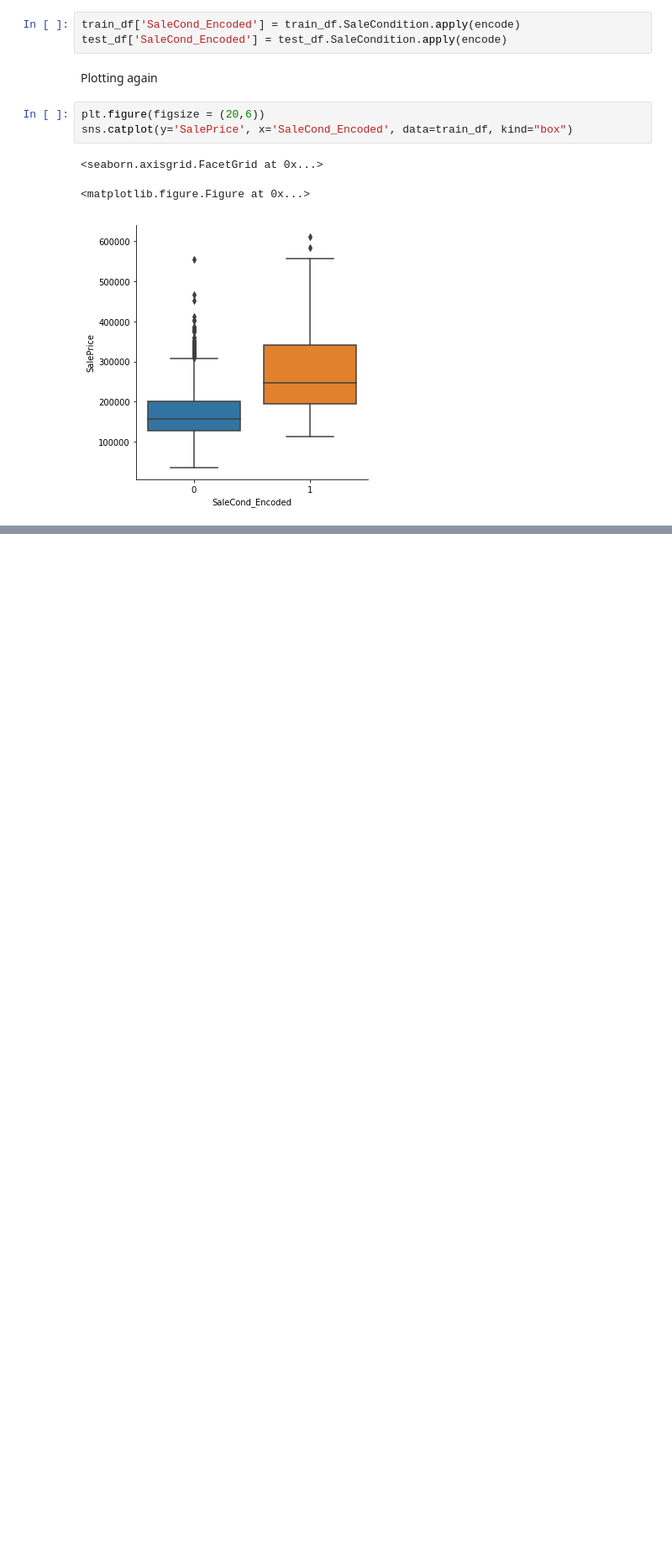
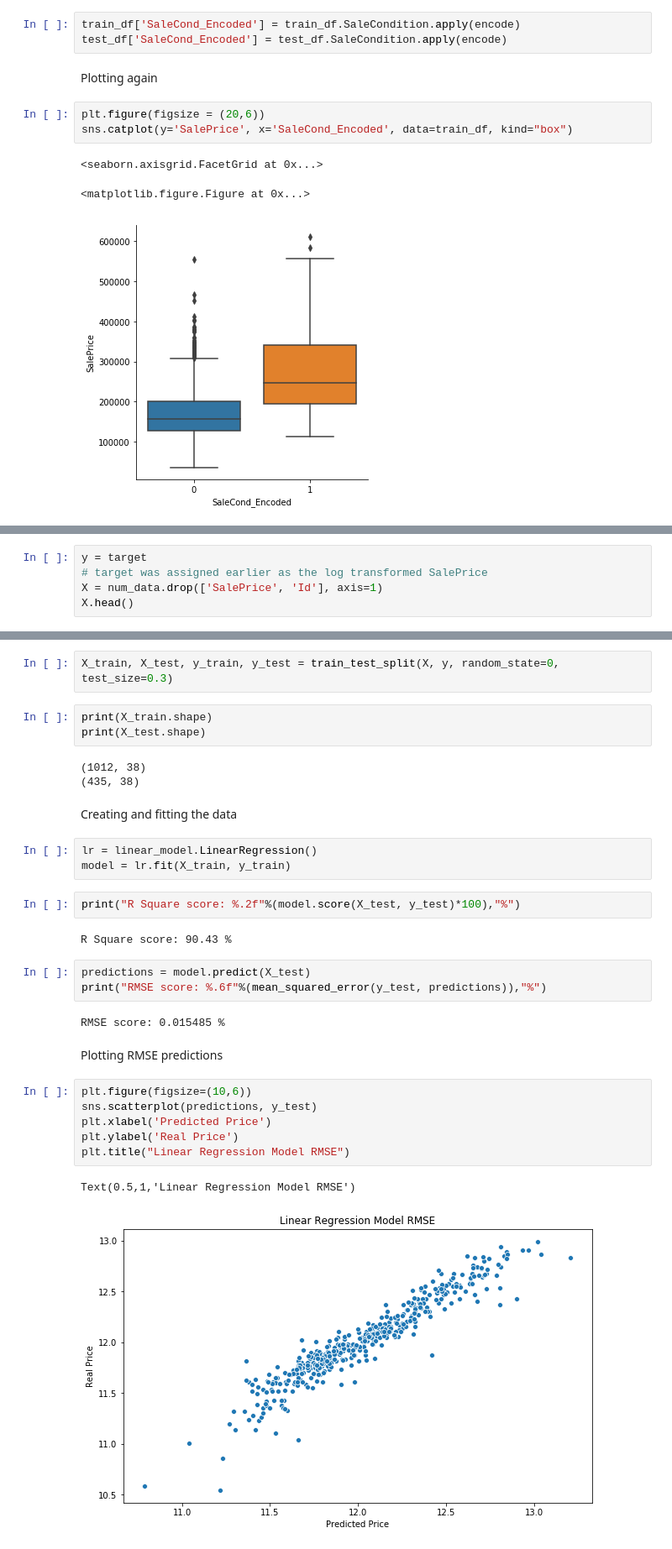
Before and after one commit to SidJain1412/HousePriceRegression, a Jupyter notebook: EDA.ipynb, the cells around one changed output, grey strips where cells are left out. Shown at 84% size. Saved outputs shown, nothing was run; the diff lists cells and outputs as text; blank space fills up the shorter version.

Commit message:
Fitted linear model, with ridge and lasso regularization. 90.7%ish accuracy.

```diff
--- a/EDA.ipynb
+++ b/EDA.ipynb
@@ -253,0 +269,5 @@ sns.catplot(y='SalePrice', x='SaleCond_Encoded', data=train_df, kind="box")
+# %%
+y = target
+# target was assigned earlier as the log transformed SalePrice
+X = num_data.drop(['SalePrice', 'Id'], axis=1)
+X.head()
@@ -253,0 +284,33 @@ sns.catplot(y='SalePrice', x='SaleCond_Encoded', data=train_df, kind="box")
+# %%
+X_train, X_test, y_train, y_test = train_test_split(X, y, random_state=0, test_size=0.3)
+# %%
+print(X_train.shape)
+print(X_test.shape)
+# %% [output]
+(1012, 38)
+(435, 38)
+# %% [markdown]
+Creating and fitting the data
+# %%
+lr = linear_model.LinearRegression()
+model = lr.fit(X_train, y_train)
+# %%
+print("R Square score: %.2f"%(model.score(X_test, y_test)*100),"%")
+# %% [output]
+R Square score: 90.43 %
+# %%
+predictions = model.predict(X_test)
+print("RMSE score: %.6f"%(mean_squared_error(y_test, predictions)),"%")
+# %% [output]
+RMSE score: 0.015485 %
+# %% [markdown]
+Plotting RMSE predictions
+# %%
+plt.figure(figsize=(10,6))
+sns.scatterplot(predictions, y_test)
+plt.xlabel('Predicted Price')
+plt.ylabel('Real Price')
+plt.title("Linear Regression Model RMSE")
+# %% [output]
+Text(0.5,1,'Linear Regression Model RMSE')
+[figure, added]
```
Also changed, not shown: parts of 17 cells of this notebook.
